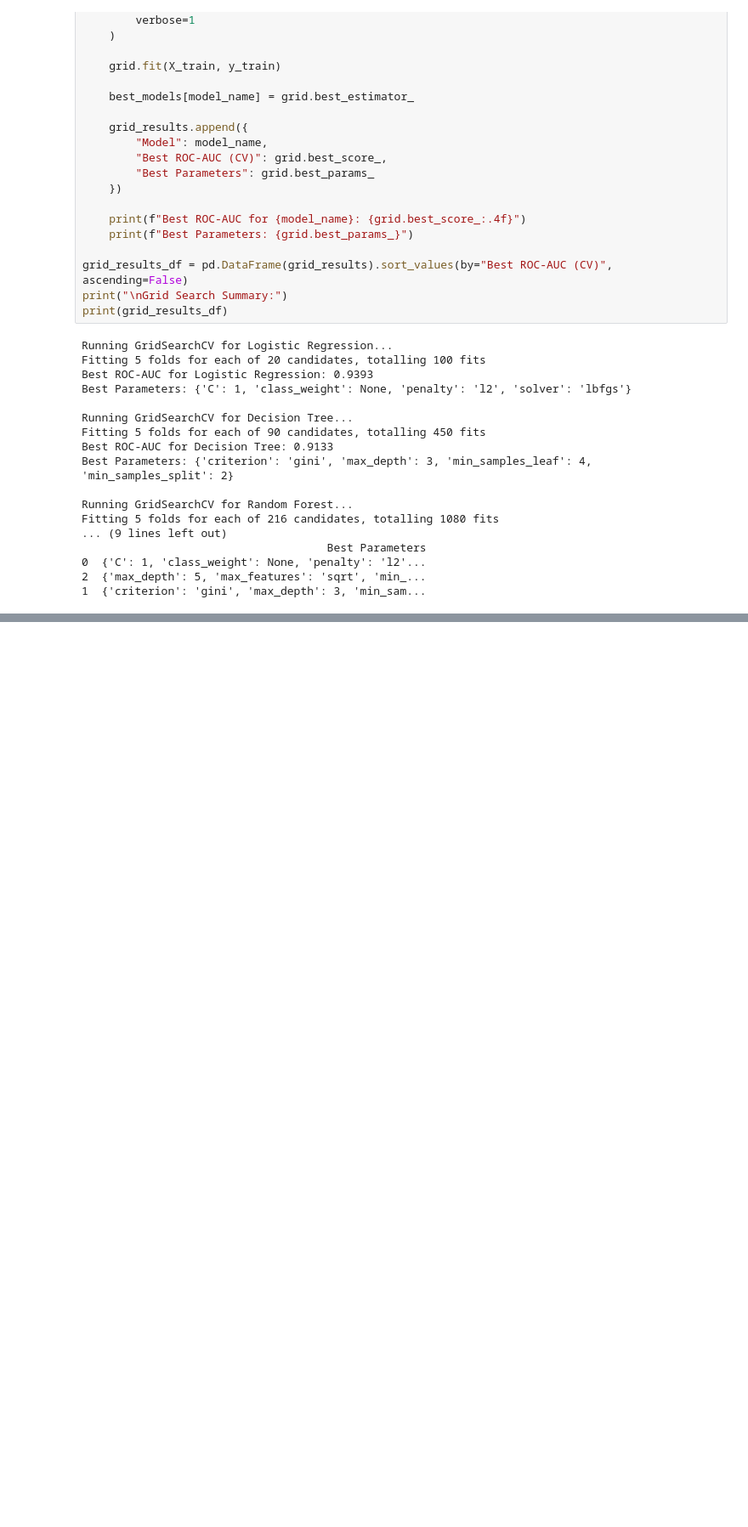
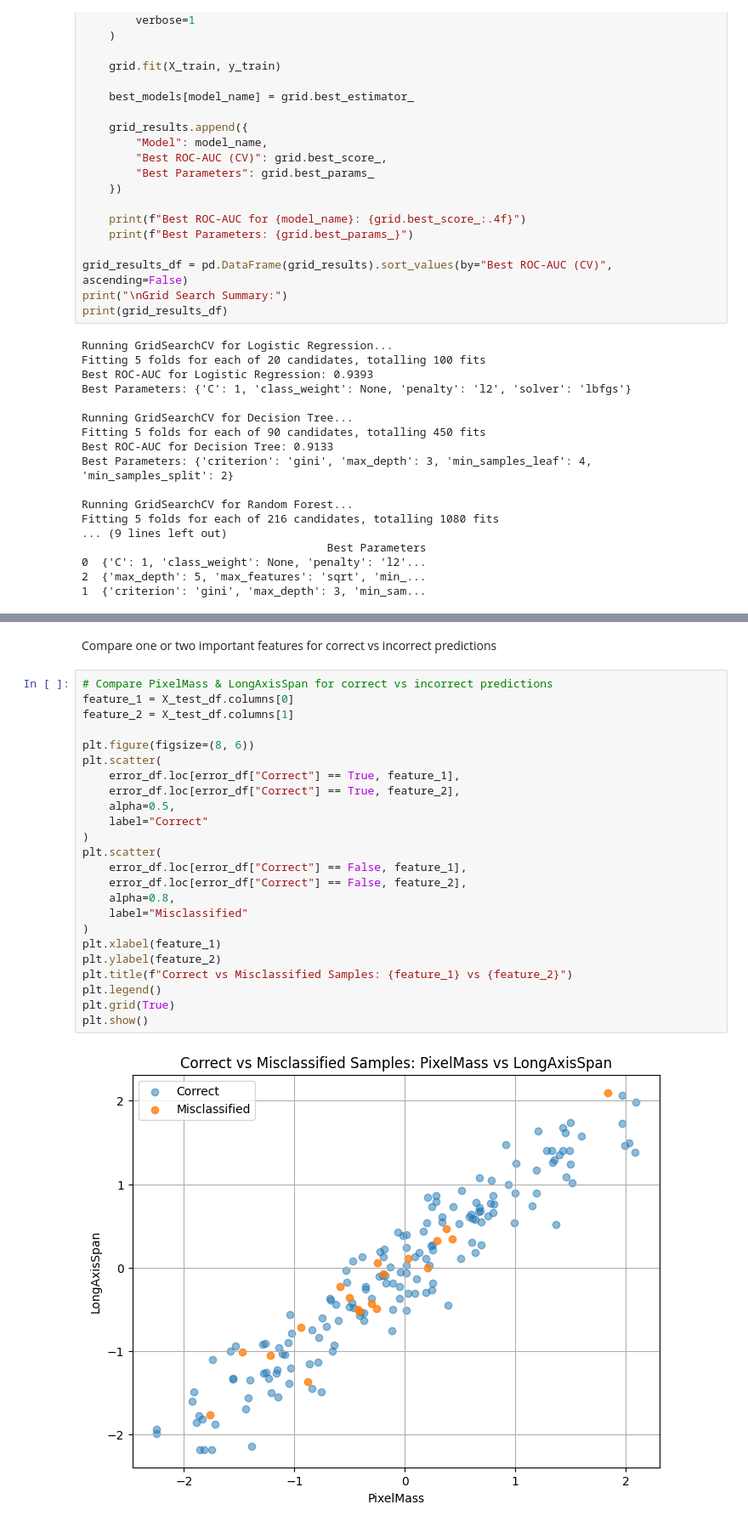
Before and after one commit to mulayvaibhav/agri_supply_chain_visual_inspection_system, a Jupyter notebook: ML_Assignment_1.ipynb, the cells around one changed output, grey strips where cells are left out. Shown at 85% size. Cells and saved outputs as stored; diff of their text form; blank space fills up the shorter version.

```diff
--- a/ML_Assignment_1.ipynb
+++ b/ML_Assignment_1.ipynb
@@ -878,0 +1124,28 @@ Fitting 5 folds for each of 216 candidates, totalling 1080 fits
+# %% [markdown]
+Compare one or two important features for correct vs incorrect predictions
+# %%
+# Compare PixelMass & LongAxisSpan for correct vs incorrect predictions
+feature_1 = X_test_df.columns[0]
+feature_2 = X_test_df.columns[1]
+
+plt.figure(figsize=(8, 6))
+plt.scatter(
+    error_df.loc[error_df["Correct"] == True, feature_1],
+    error_df.loc[error_df["Correct"] == True, feature_2],
+    alpha=0.5,
+    label="Correct"
+)
+plt.scatter(
+    error_df.loc[error_df["Correct"] == False, feature_1],
+    error_df.loc[error_df["Correct"] == False, feature_2],
+    alpha=0.8,
+    label="Misclassified"
+)
+plt.xlabel(feature_1)
+plt.ylabel(feature_2)
+plt.title(f"Correct vs Misclassified Samples: {feature_1} vs {feature_2}")
+plt.legend()
+plt.grid(True)
+plt.show()
+# %% [output]
+[figure, added]
```
Also changed, not shown: parts of 15 cells of this notebook.
